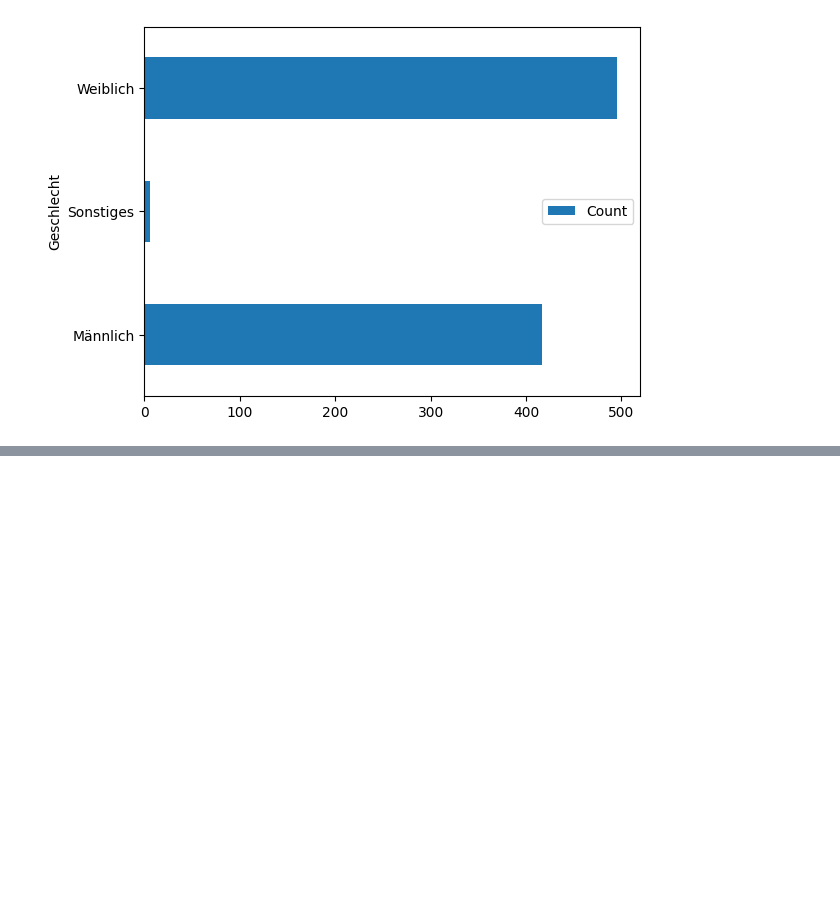
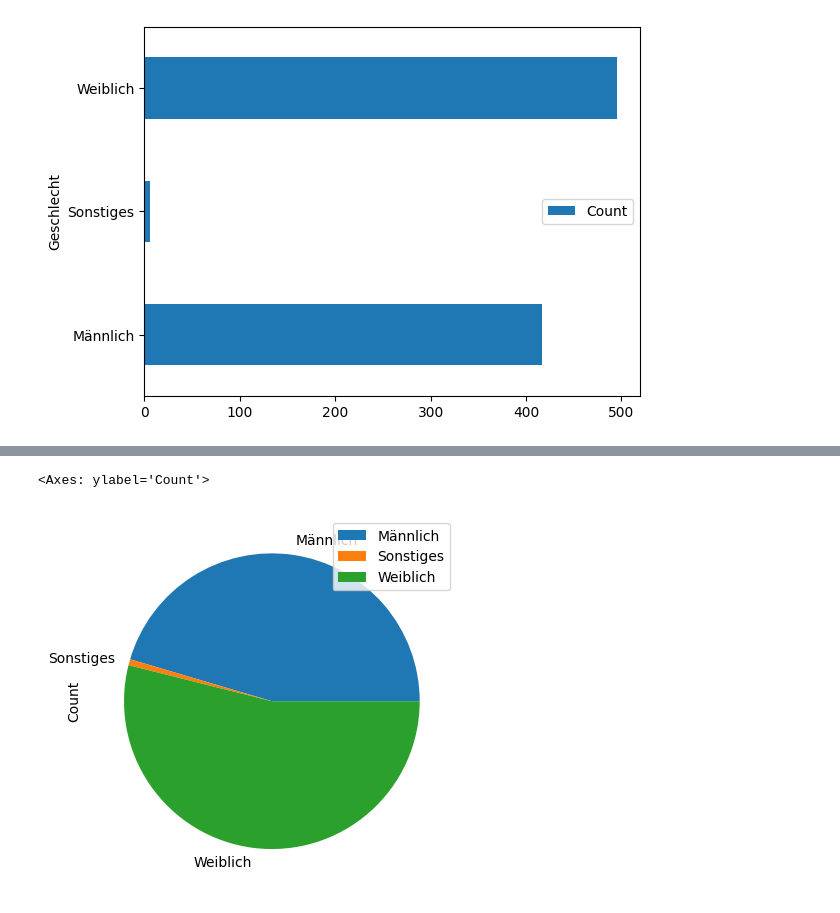
Before and after one commit to s2110458011/BA2024, a Jupyter notebook: src/Backend/playground.ipynb, the cells around one changed output, grey strips where cells are left out. Cells and saved outputs as stored; diff of their text form; code cells hidden in the pictures; blank space fills up the shorter version.

```diff
--- a/src/Backend/playground.ipynb
+++ b/src/Backend/playground.ipynb
@@ -9,7 +9,7 @@ questions = toolparser.extract_features(df)
 # %%
 answers = toolparser.extract_possible_answers(df)
 # %%
-answers0 = toolparser.get_answers_for_question(df, question=questions[0])
+answers0 = toolparser.count_responses_for_unique_answers(df, question=questions[0])
 answers0
 # %% [output]
 |  | Count |
@@ -24,0 +31,5 @@ answers0.plot(kind='barh')
+# %%
+answers0.plot(kind='pie', y='Count', legend='Geschlecht')
+# %% [output]
+<Axes: ylabel='Count'>
+[figure, added]
```
Also changed, not shown: parts of 1 cell of this notebook.
